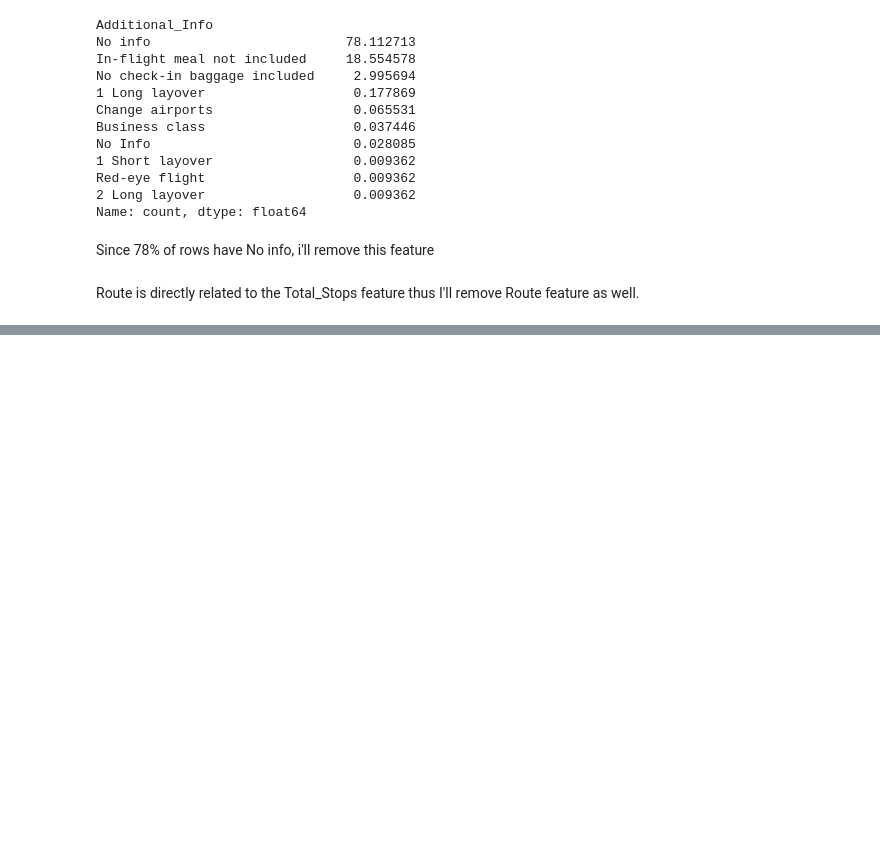
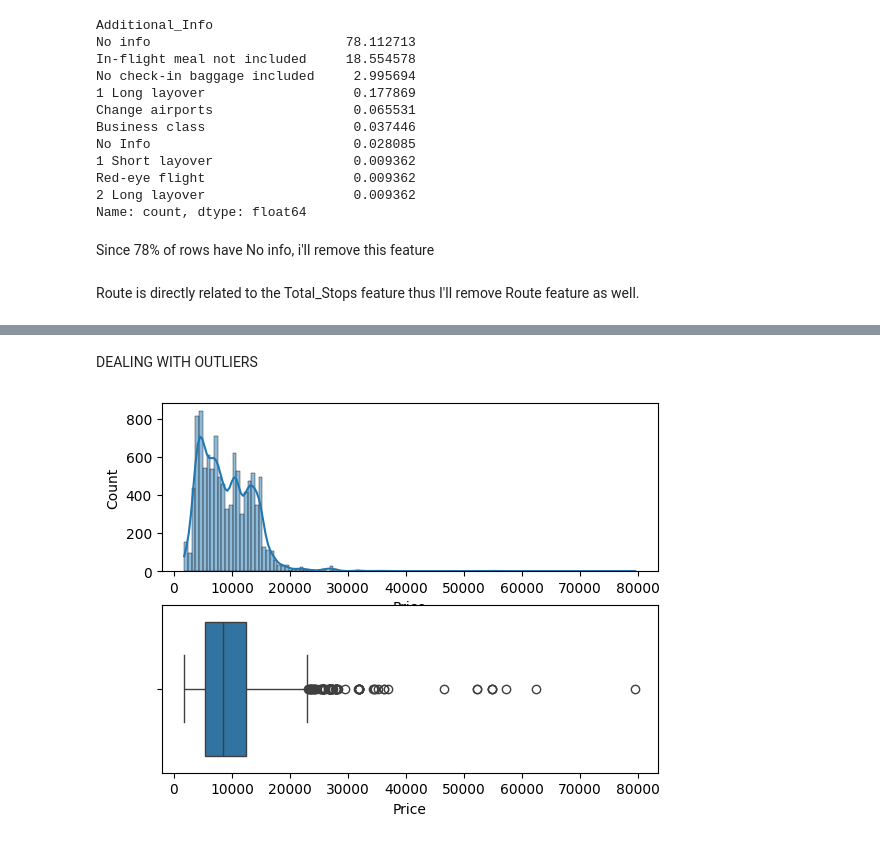
Before and after one commit to MauriPT/predict-fares-ariplanes-ticket, a Jupyter notebook: main.ipynb, the cells around one changed output, grey strips where cells are left out. Saved outputs shown, nothing was run; the diff lists cells and outputs as text; code cells hidden in the pictures; blank space fills up the shorter version.

Commit message:
Handle Outliers for the target variable

```diff
--- a/main.ipynb
+++ b/main.ipynb
@@ -247,0 +271,6 @@ df.drop(cols_to_drop, axis=1, inplace=True)
+# %%
+# since the feature "Journey_Year" has the same value, we can drop it as well
+
+df.drop(columns='Journey_Year', axis=1, inplace=True)
+# %% [markdown]
+DEALING WITH OUTLIERS
@@ -247,0 +288,11 @@ df.drop(cols_to_drop, axis=1, inplace=True)
+# %%
+def make_plot_outlier(df,col):
+    fig, (ax1, ax2) = plt.subplots(2,1)
+
+    sns.histplot(df[col],ax=ax1, kde=True)
+    sns.boxplot(x=df[col],ax=ax2)
+# %%
+# checking ouliers for price feature
+make_plot_outlier(df,'Price')
+# %% [output]
+[figure, added]
```
Also changed, not shown: parts of 5 cells of this notebook.
